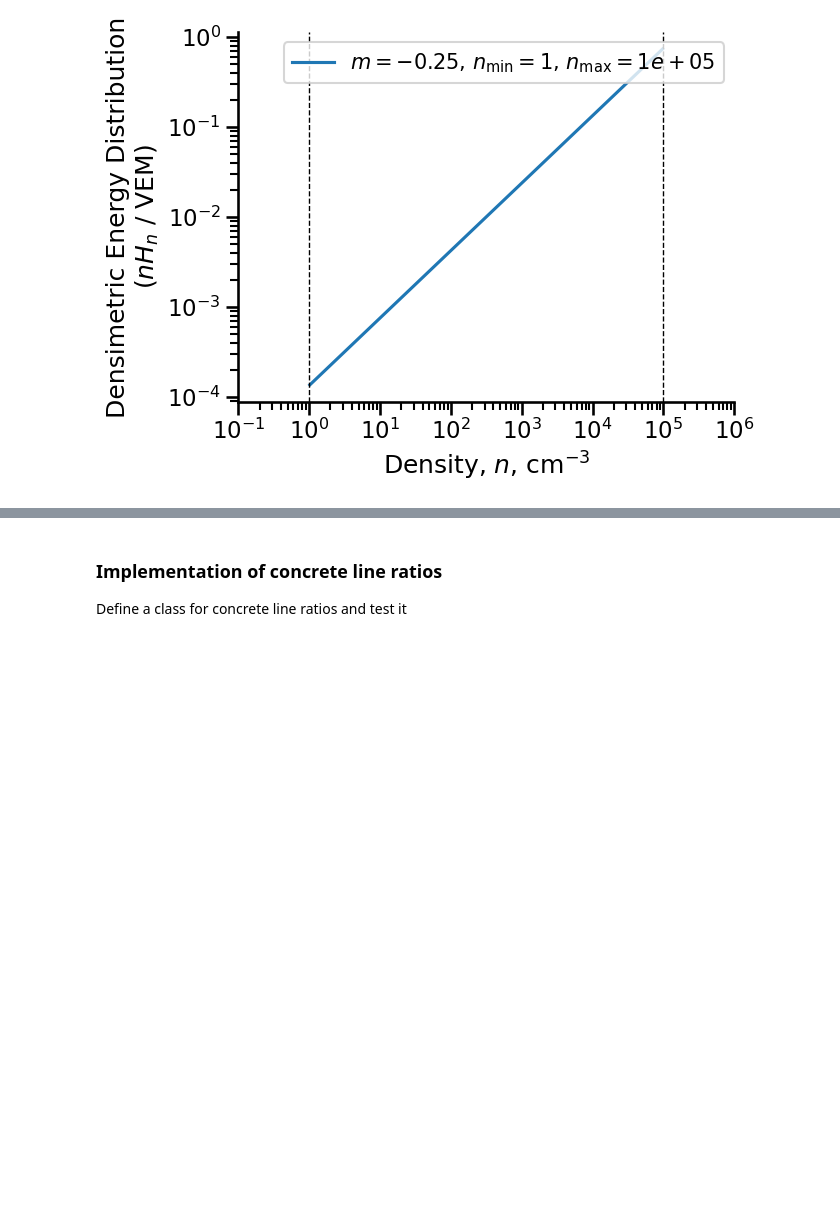
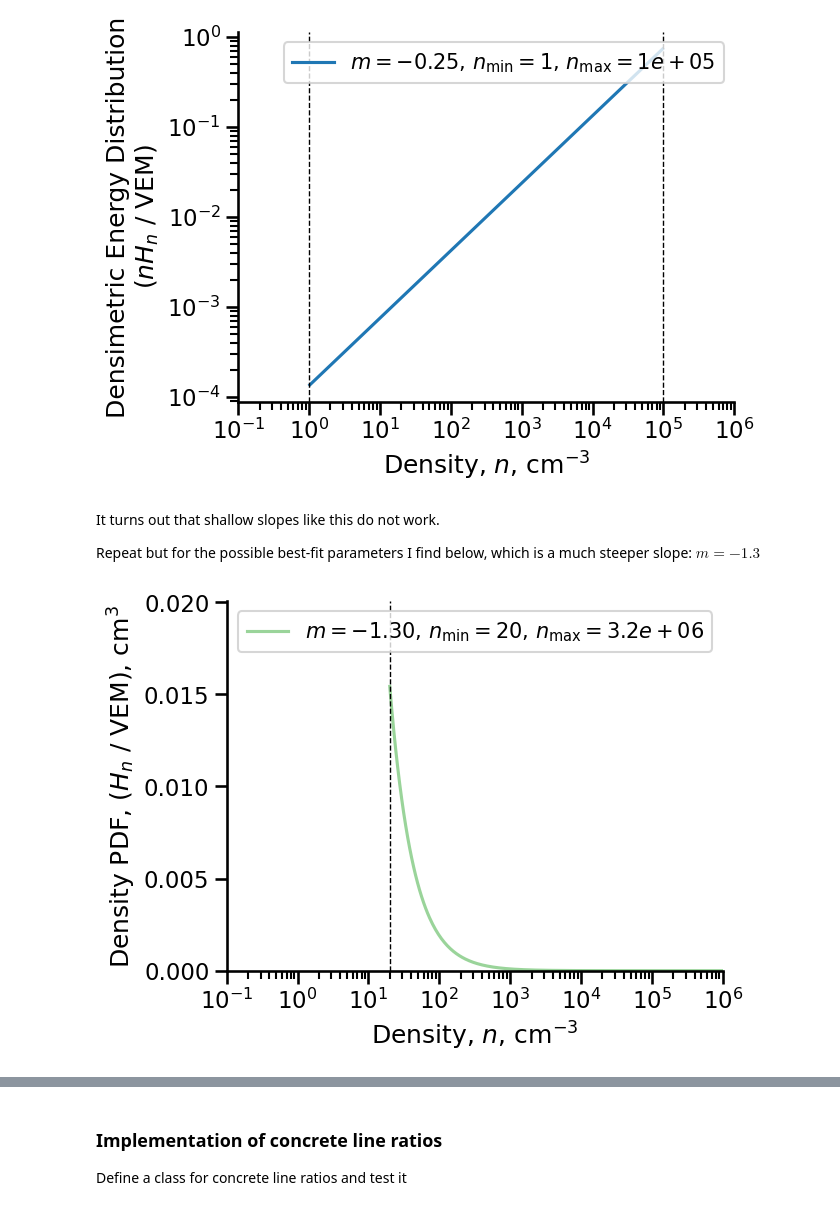
Before and after one commit to will-henney/hii-density-distribution, a Jupyter notebook: density_diagnostic_trends.ipynb, the cells around one changed output, grey strips where cells are left out. Cells and saved outputs as stored; diff of their text form; code cells hidden in the pictures; blank space fills up the shorter version.

Commit message:
Add another figure of the PDF for the params that seem to work

```diff
--- a/density_diagnostic_trends.ipynb
+++ b/density_diagnostic_trends.ipynb
@@ -308,3 +308,26 @@ ax.set_ylabel("Densimetric Energy Distribution\n" + r"$(n H_n \ / \ \mathrm{VEM}
 sns.despine()
 # %% [output]
 [figure]
+# %% [markdown]
+It turns out that shallow slopes like this do not work.
+
+Repeat but for the possible best-fit parameters I find below, which is a much steeper slope: $m = -1.3$
+# %%
+pdf = PowerLawPDF(-1.3, 10**1.3, 10**6.5)
+n_arr = np.geomspace(0.1, 1e6, 500)
+Hn = pdf(n_arr)
+# %%
+fig, ax = plt.subplots()
+ax.plot(n_arr, Hn, label=pdf.label)
+for x in pdf.nmin, pdf.nmax:
+    ax.axvline(x, lw=1, ls="dashed", color="k")
+ax.legend(fontsize="small")
+ax.set_xscale("log")
+ax.set_ylim(0.0, 1.3 * np.nanmax(Hn))
+ax.set_xlim(np.min(n_arr), np.max(n_arr))
+ax.set_xlabel("Density, $n$, cm$^{-3}$")
+ax.set_ylabel(r"Density PDF, $(H_n \ / \ \mathrm{VEM})$, cm$^3$")
+
+sns.despine()
+# %% [output]
+[figure, added]
```
Also changed, not shown: parts of 1 cell of this notebook.
